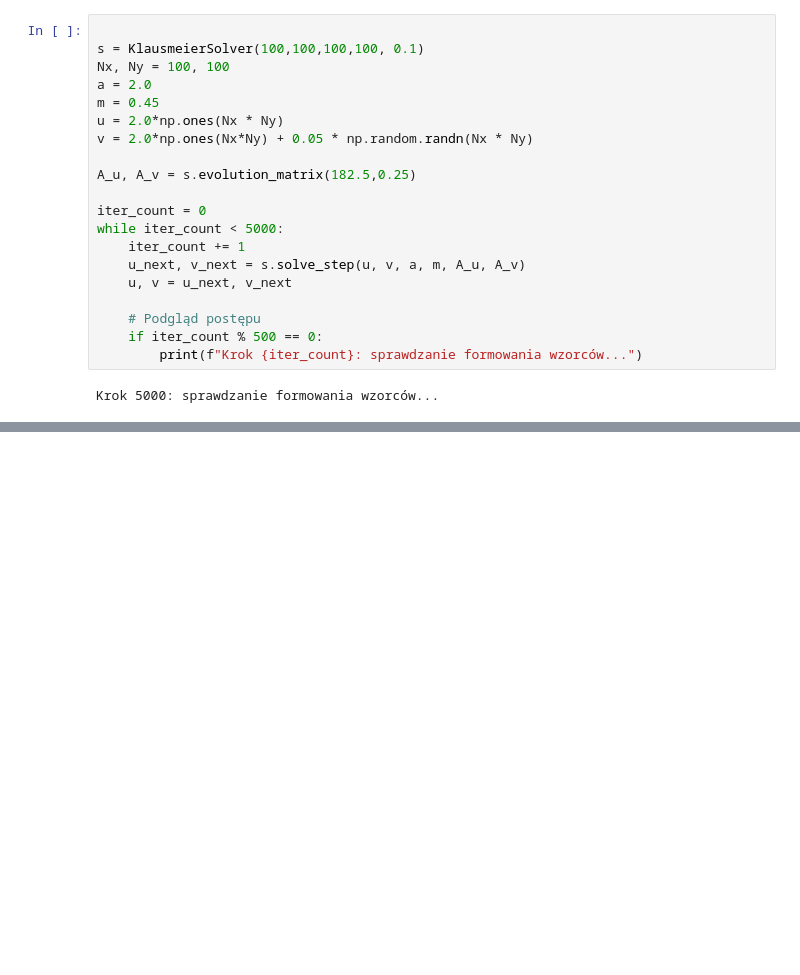
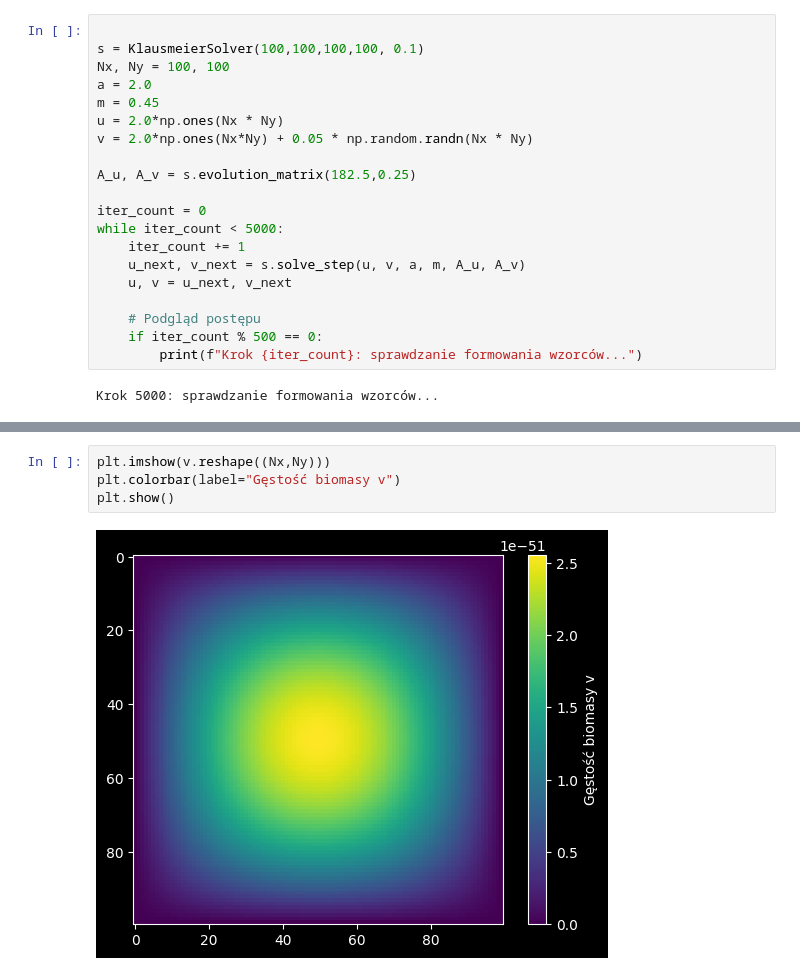
Before and after one commit to NataliaPosp/Deterministic-Modeling-Ecology-Project-2026, a Jupyter notebook: notebooks/patterns.ipynb, the cells around one changed output, grey strips where cells are left out. Cells and saved outputs as stored; diff of their text form; blank space fills up the shorter version.

```diff
--- a/notebooks/patterns.ipynb
+++ b/notebooks/patterns.ipynb
@@ -39,0 +68,6 @@ plt.show()
+# %%
+plt.imshow(v.reshape((Nx,Ny)))
+plt.colorbar(label="Gęstość biomasy v")
+plt.show()
+# %% [output]
+[figure, added]
```
Also changed, not shown: parts of 4 cells of this notebook, 3 other files.
